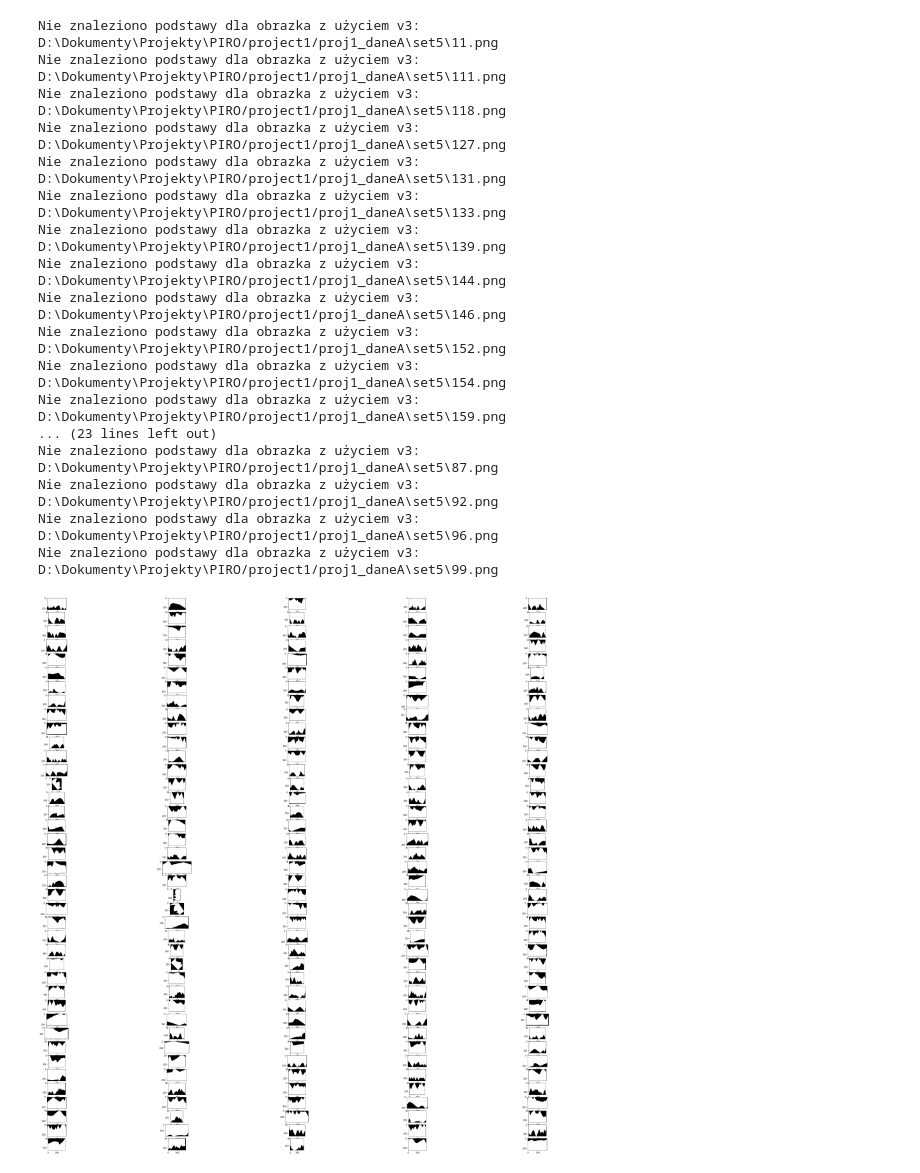
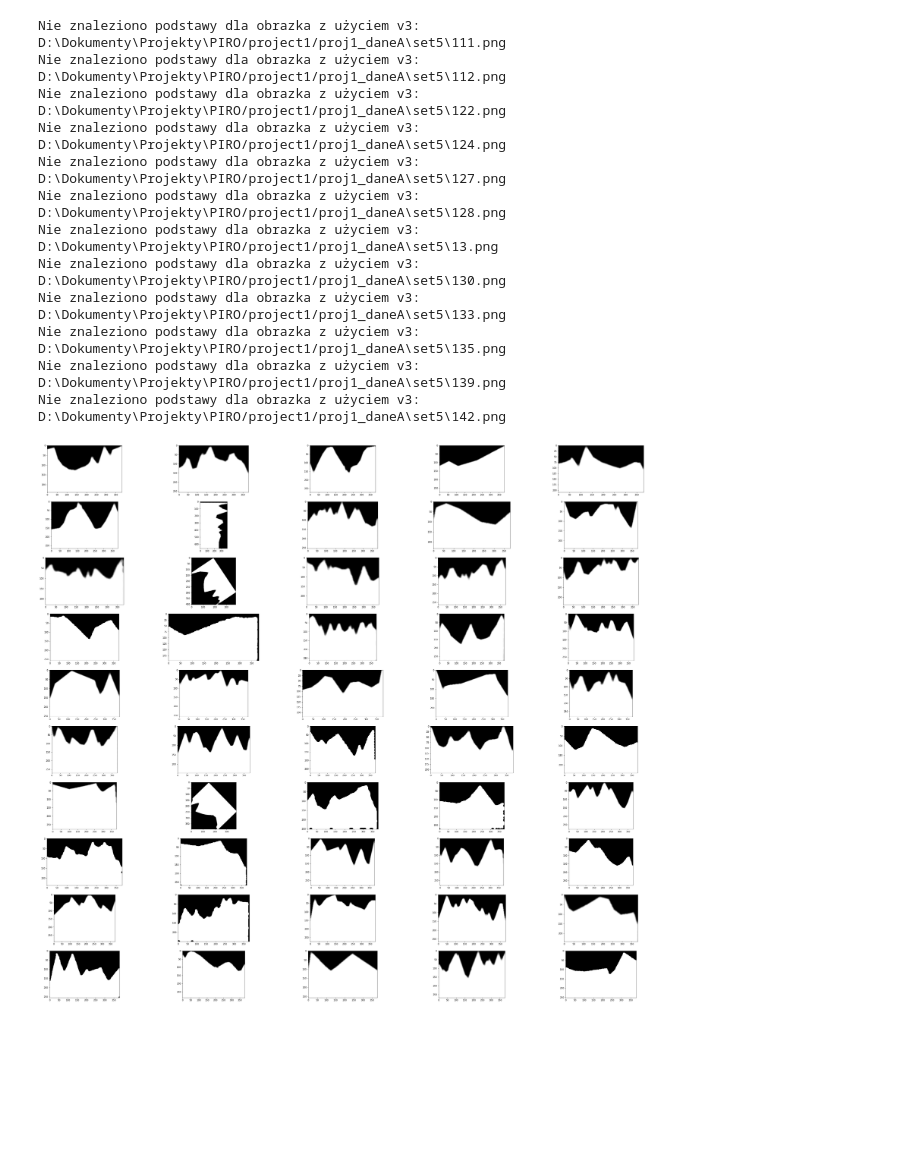
Before and after one commit to LiLatee/PIRO_project1, a Jupyter notebook: main.ipynb, the cells around one changed output. Drawn from its saved outputs; the diff is of its cells as text; code cells hidden in the pictures; blank space fills up the shorter version.

Commit message:
image preprocessing quite good

```diff
--- a/main.ipynb
+++ b/main.ipynb
@@ -330,12 +322,12 @@ def cut_image_sides(image):
 # %%
 # wersja używa najdłuższej linii w figurze jako podstawy, nie zawsze będzie działało dla późniejszych przykałdów
 def rotate_scale_and_cut_image_v1(image, image_path, max_height, max_width):
-    angle = get_angle_to_rotate_image(image)
-    image = rotate(image, angle).astype(np.uint8)
+    angle, baseline = get_angle_to_rotate_image(image)
+    image = rotate_image(image, angle, baseline).astype(np.uint8)
     image = cut_image_sides(image)
     image = resize_image(image, max_height, max_width)
-    image = image*255
-    image = opening(closing(image, disk(3)), disk(3))
+#     image = image*255
+    image = opening(closing(image, disk(5)), disk(5))
     return image
 
 # wersja wycina kawałki na około wykrytych punktów i na tej podstawie szuka katów prostych i podstawy
@@ -345,53 +337,48 @@ def rotate_scale_and_cut_image_v3(image, image_path, max_height, max_width):
 
     baseline = list(points_using_angles_of_lines.intersection(points_using_areas_of_neighborhood))
     baseline = [(el[1],el[0]) for el in baseline]
-
     if len(baseline) != 2:
         baseline = None
     if baseline == None:
         print('Nie znaleziono podstawy dla obrazka z użyciem v3: {0}'.format(image_path))
         return rotate_scale_and_cut_image_v1(image, image_path, max_height, max_width) #todo
 #         return image
-
     angle = get_angle_of_line(baseline)
-    image = rotate(image, angle)
+    image = rotate_image(image, angle, baseline)
     image = cut_image_sides(image)
     image = resize_image(image, max_height, max_width)
-    image = opening(closing(image, disk(3)), disk(3))
+    image = opening(closing(image, disk(5)), disk(5))
     return image
 # %%
+# teścik
 n_of_cases = 5
 path = os.path.join('D:\Dokumenty\Projekty\PIRO/project1/proj1_daneA\set5', '')
 images_paths = glob.glob(os.path.join(path, '*.png'))
 images = [io.imread(image_path) for image_path in images_paths]
 max_height, max_width = max_height_and_width_from_images(images)
 processed_images = list()
-for i, image in enumerate(images):
+test_set = images[100:150]
+for i, image in enumerate(test_set):
     processed_image = rotate_scale_and_cut_image_v3(image, images_paths[i], max_height, max_width)
     processed_images.append(processed_image)
 
 fig = plt.figure(figsize=(50,50))
 columns = 5
-rows = (len(images_paths)/columns)+1
+rows = (len(test_set)/columns)+1
 for i, img in enumerate(processed_images):
     fig.add_subplot(rows, columns, i+1)
     plt.imshow(img, cmap=plt.cm.gray)
 # %% [output]
-Nie znaleziono podstawy dla obrazka z użyciem v3: D:\Dokumenty\Projekty\PIRO/project1/proj1_daneA\set5\11.png
 Nie znaleziono podstawy dla obrazka z użyciem v3: D:\Dokumenty\Projekty\PIRO/project1/proj1_daneA\set5\111.png
-Nie znaleziono podstawy dla obrazka z użyciem v3: D:\Dokumenty\Projekty\PIRO/project1/proj1_daneA\set5\118.png
+Nie znaleziono podstawy dla obrazka z użyciem v3: D:\Dokumenty\Projekty\PIRO/project1/proj1_daneA\set5\112.png
+Nie znaleziono podstawy dla obrazka z użyciem v3: D:\Dokumenty\Projekty\PIRO/project1/proj1_daneA\set5\122.png
+Nie znaleziono podstawy dla obrazka z użyciem v3: D:\Dokumenty\Projekty\PIRO/project1/proj1_daneA\set5\124.png
 Nie znaleziono podstawy dla obrazka z użyciem v3: D:\Dokumenty\Projekty\PIRO/project1/proj1_daneA\set5\127.png
-Nie znaleziono podstawy dla obrazka z użyciem v3: D:\Dokumenty\Projekty\PIRO/project1/proj1_daneA\set5\131.png
+Nie znaleziono podstawy dla obrazka z użyciem v3: D:\Dokumenty\Projekty\PIRO/project1/proj1_daneA\set5\128.png
+Nie znaleziono podstawy dla obrazka z użyciem v3: D:\Dokumenty\Projekty\PIRO/project1/proj1_daneA\set5\13.png
+Nie znaleziono podstawy dla obrazka z użyciem v3: D:\Dokumenty\Projekty\PIRO/project1/proj1_daneA\set5\130.png
 Nie znaleziono podstawy dla obrazka z użyciem v3: D:\Dokumenty\Projekty\PIRO/project1/proj1_daneA\set5\133.png
+Nie znaleziono podstawy dla obrazka z użyciem v3: D:\Dokumenty\Projekty\PIRO/project1/proj1_daneA\set5\135.png
 Nie znaleziono podstawy dla obrazka z użyciem v3: D:\Dokumenty\Projekty\PIRO/project1/proj1_daneA\set5\139.png
-Nie znaleziono podstawy dla obrazka z użyciem v3: D:\Dokumenty\Projekty\PIRO/project1/proj1_daneA\set5\144.png
-Nie znaleziono podstawy dla obrazka z użyciem v3: D:\Dokumenty\Projekty\PIRO/project1/proj1_daneA\set5\146.png
-Nie znaleziono podstawy dla obrazka z użyciem v3: D:\Dokumenty\Projekty\PIRO/project1/proj1_daneA\set5\152.png
-Nie znaleziono podstawy dla obrazka z użyciem v3: D:\Dokumenty\Projekty\PIRO/project1/proj1_daneA\set5\154.png
-Nie znaleziono podstawy dla obrazka z użyciem v3: D:\Dokumenty\Projekty\PIRO/project1/proj1_daneA\set5\159.png
-... (23 lines left out)
-Nie znaleziono podstawy dla obrazka z użyciem v3: D:\Dokumenty\Projekty\PIRO/project1/proj1_daneA\set5\87.png
-Nie znaleziono podstawy dla obrazka z użyciem v3: D:\Dokumenty\Projekty\PIRO/project1/proj1_daneA\set5\92.png
-Nie znaleziono podstawy dla obrazka z użyciem v3: D:\Dokumenty\Projekty\PIRO/project1/proj1_daneA\set5\96.png
-Nie znaleziono podstawy dla obrazka z użyciem v3: D:\Dokumenty\Projekty\PIRO/project1/proj1_daneA\set5\99.png
+Nie znaleziono podstawy dla obrazka z użyciem v3: D:\Dokumenty\Projekty\PIRO/project1/proj1_daneA\set5\142.png
-[figure, old version]
+[figure, new version]
```
Also changed, not shown: parts of 8 cells of this notebook.
